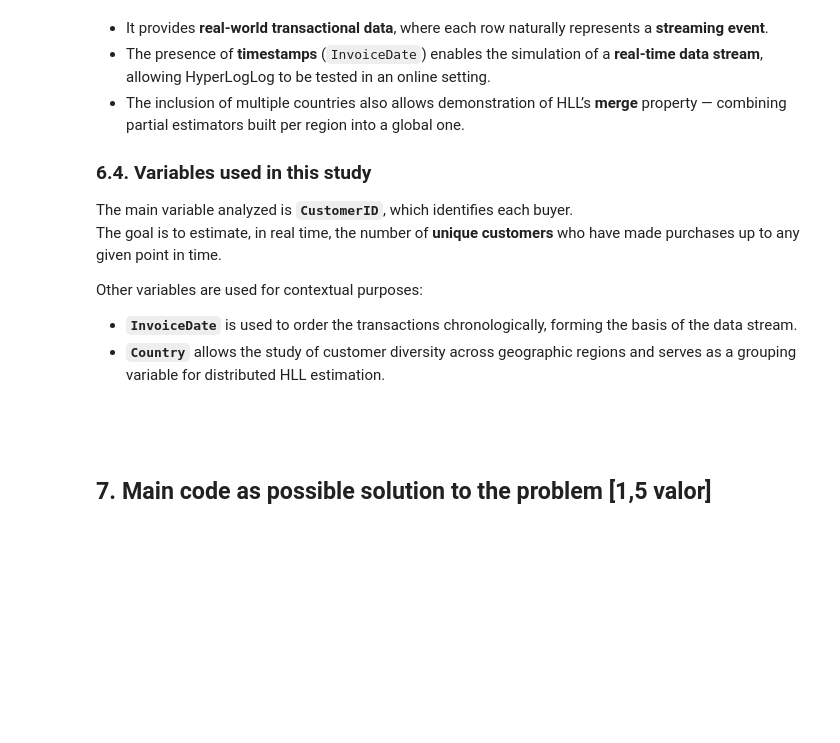
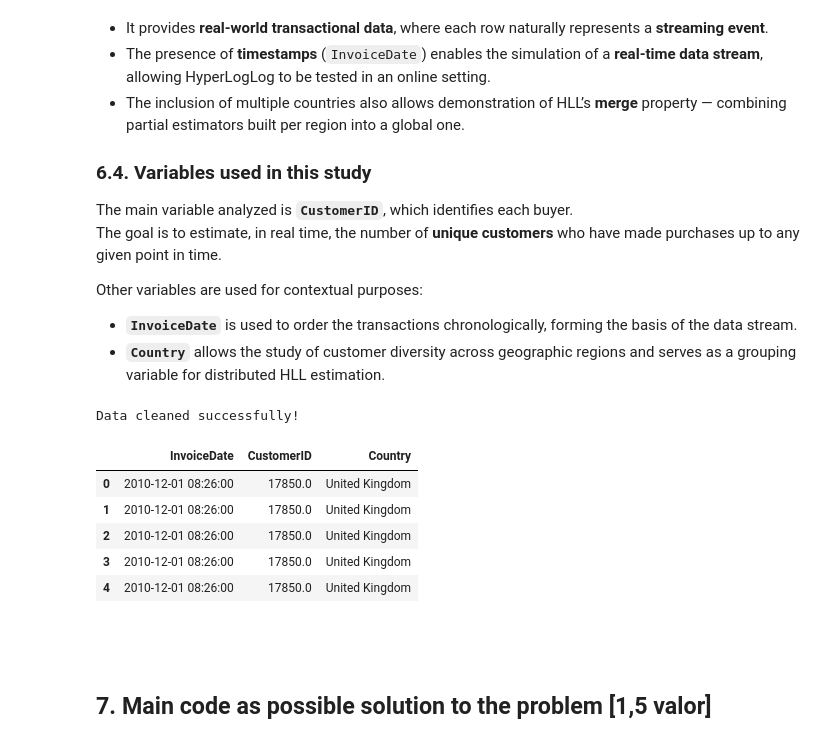
Before and after one commit to jvbdf/tmbd_work1, a Jupyter notebook: WorkTemplate.ipynb, the cells around one changed output. Drawn from its saved outputs; the diff is of its cells as text; code cells hidden in the pictures; blank space fills up the shorter version.

```diff
--- a/WorkTemplate.ipynb
+++ b/WorkTemplate.ipynb
@@ -298,6 +323,35 @@ The goal is to estimate, in real time, the number of **unique customers** who ha
 Other variables are used for contextual purposes:
 - **`InvoiceDate`** is used to order the transactions chronologically, forming the basis of the data stream.
 - **`Country`** allows the study of customer diversity across geographic regions and serves as a grouping variable for distributed HLL estimation.
+# %%
+
+retail_data = fetch_ucirepo(id=352)
+df = retail_data.data.original
+
+# Data cleaning
+df = df.dropna(subset=["CustomerID"])
+df = df[df["Quantity"] > 0]
+
+# Convert date/time and sort
+df["InvoiceDate"] = pd.to_datetime(df["InvoiceDate"])
+df = df.sort_values("InvoiceDate")
+
+# Normalize CustomerID type
+df["CustomerID"] = df["CustomerID"].astype(str)
+
+# Keep only relevant columns
+df = df[["InvoiceDate", "CustomerID", "Country"]]
+
+print("Data cleaned successfully!")
+df.head()
+# %% [output]
+Data cleaned successfully!
+|  | InvoiceDate | CustomerID | Country |
+| 0 | 2010-12-01 08:26:00 | 17850.0 | United Kingdom |
+| 1 | 2010-12-01 08:26:00 | 17850.0 | United Kingdom |
+| 2 | 2010-12-01 08:26:00 | 17850.0 | United Kingdom |
+| 3 | 2010-12-01 08:26:00 | 17850.0 | United Kingdom |
+| 4 | 2010-12-01 08:26:00 | 17850.0 | United Kingdom |
 # %% [markdown]
 <br><br>
 
```
Also changed, not shown: parts of 8 cells of this notebook.
